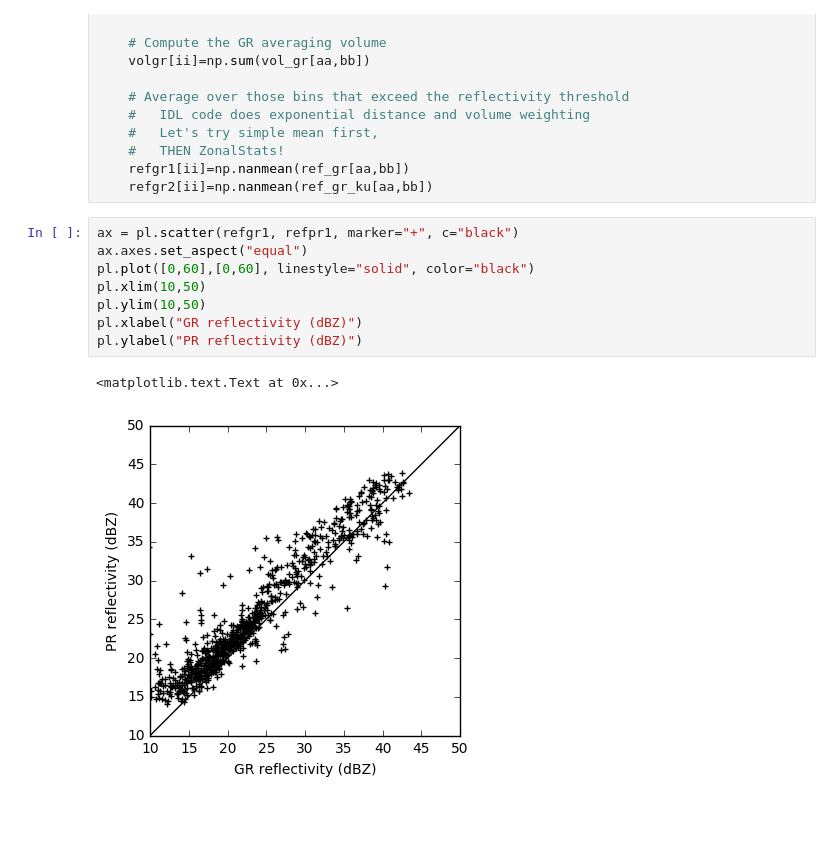
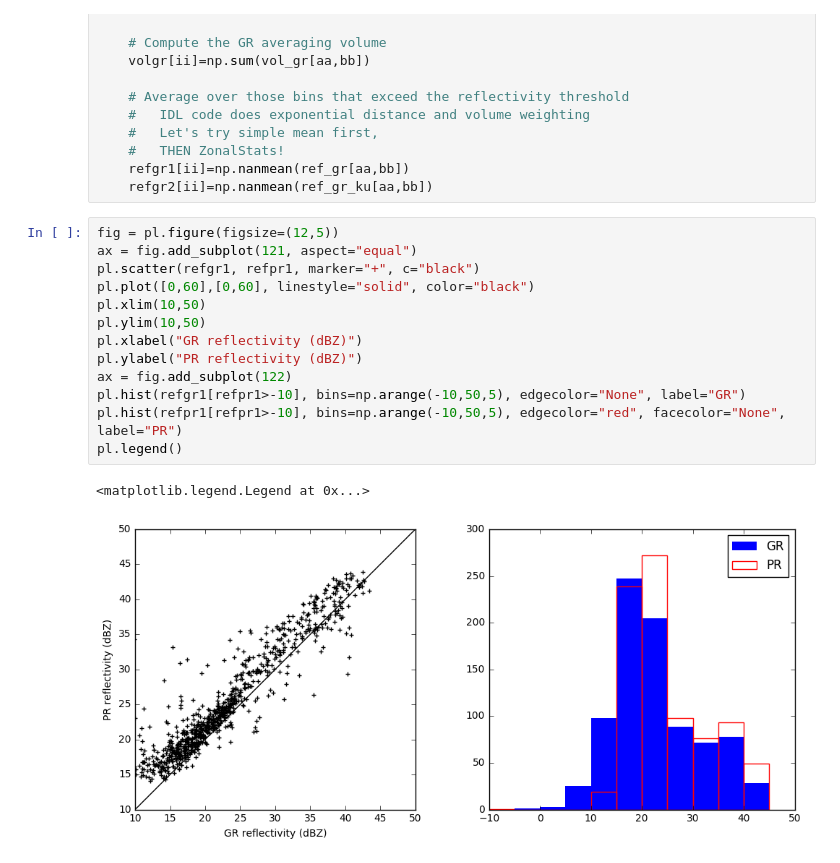
Before and after one commit to wradlib/wradlib, a Jupyter notebook: notebooks/match3d/wradlib_match_workflow.ipynb, the cells around one changed output. Drawn from its saved outputs; the diff is of its cells as text; blank space fills up the shorter version.

Commit message:
Add histogram of refl distribution.

```diff
--- a/notebooks/match3d/wradlib_match_workflow.ipynb
+++ b/notebooks/match3d/wradlib_match_workflow.ipynb
@@ -496,16 +496,21 @@ for ii, (ss, rr)  in enumerate(zip(vscan,vray)):
     refgr1[ii]=np.nanmean(ref_gr[aa,bb])
     refgr2[ii]=np.nanmean(ref_gr_ku[aa,bb])
 # %%
-ax = pl.scatter(refgr1, refpr1, marker="+", c="black")
-ax.axes.set_aspect("equal")
+fig = pl.figure(figsize=(12,5))
+ax = fig.add_subplot(121, aspect="equal")
+pl.scatter(refgr1, refpr1, marker="+", c="black")
 pl.plot([0,60],[0,60], linestyle="solid", color="black")
 pl.xlim(10,50)
 pl.ylim(10,50)
 pl.xlabel("GR reflectivity (dBZ)")
 pl.ylabel("PR reflectivity (dBZ)")
+ax = fig.add_subplot(122)
+pl.hist(refgr1[refpr1>-10], bins=np.arange(-10,50,5), edgecolor="None", label="GR")
+pl.hist(refpr1[refpr1>-10], bins=np.arange(-10,50,5), edgecolor="red", facecolor="None", label="PR")
+pl.legend()
 # %% [output]
-<matplotlib.text.Text at 0x...>
+<matplotlib.legend.Legend at 0x...>
-[figure, old version]
+[figure, new version]
 # %%
 fig = pl.figure(figsize=(12,12))
 ax = fig.add_subplot(121, aspect="equal")
```
Also changed, not shown: parts of 1 cell of this notebook.
